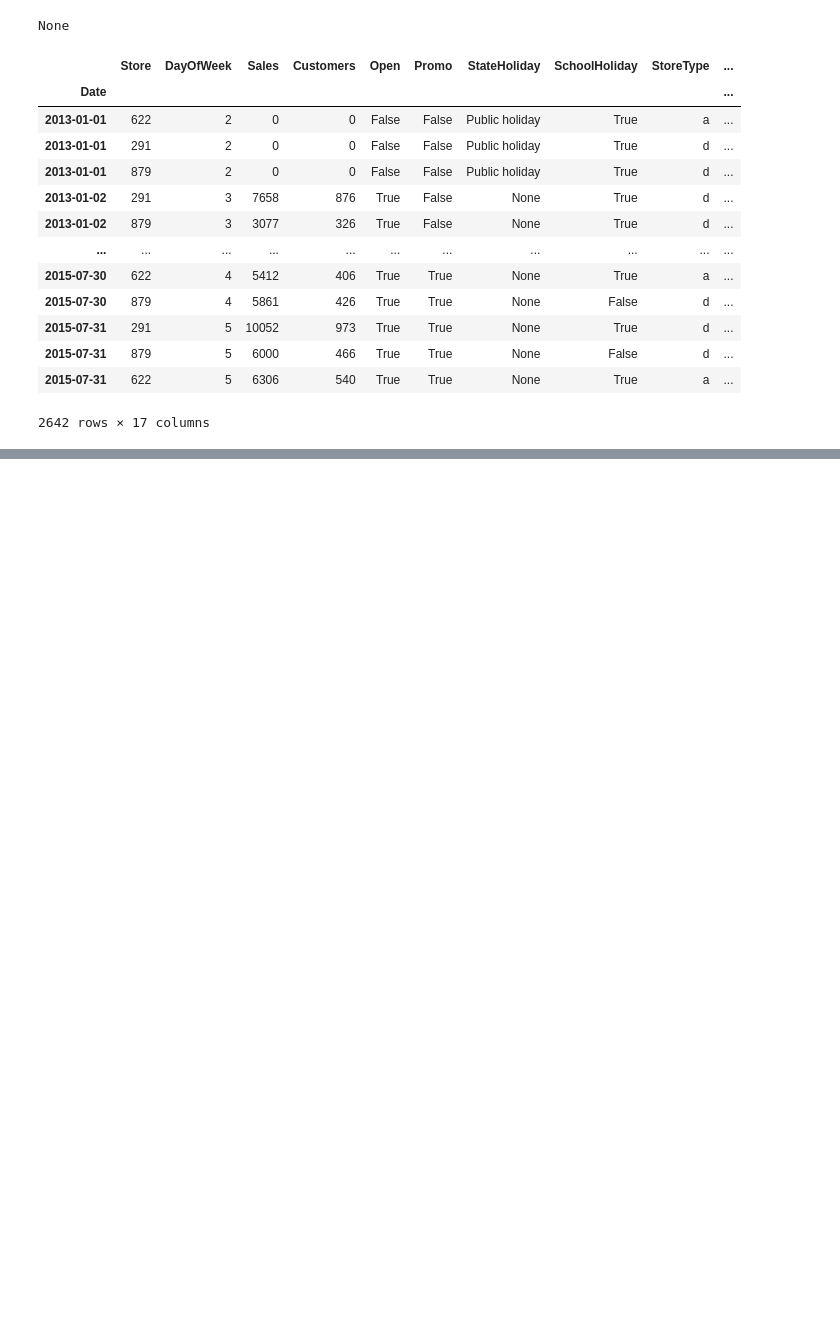
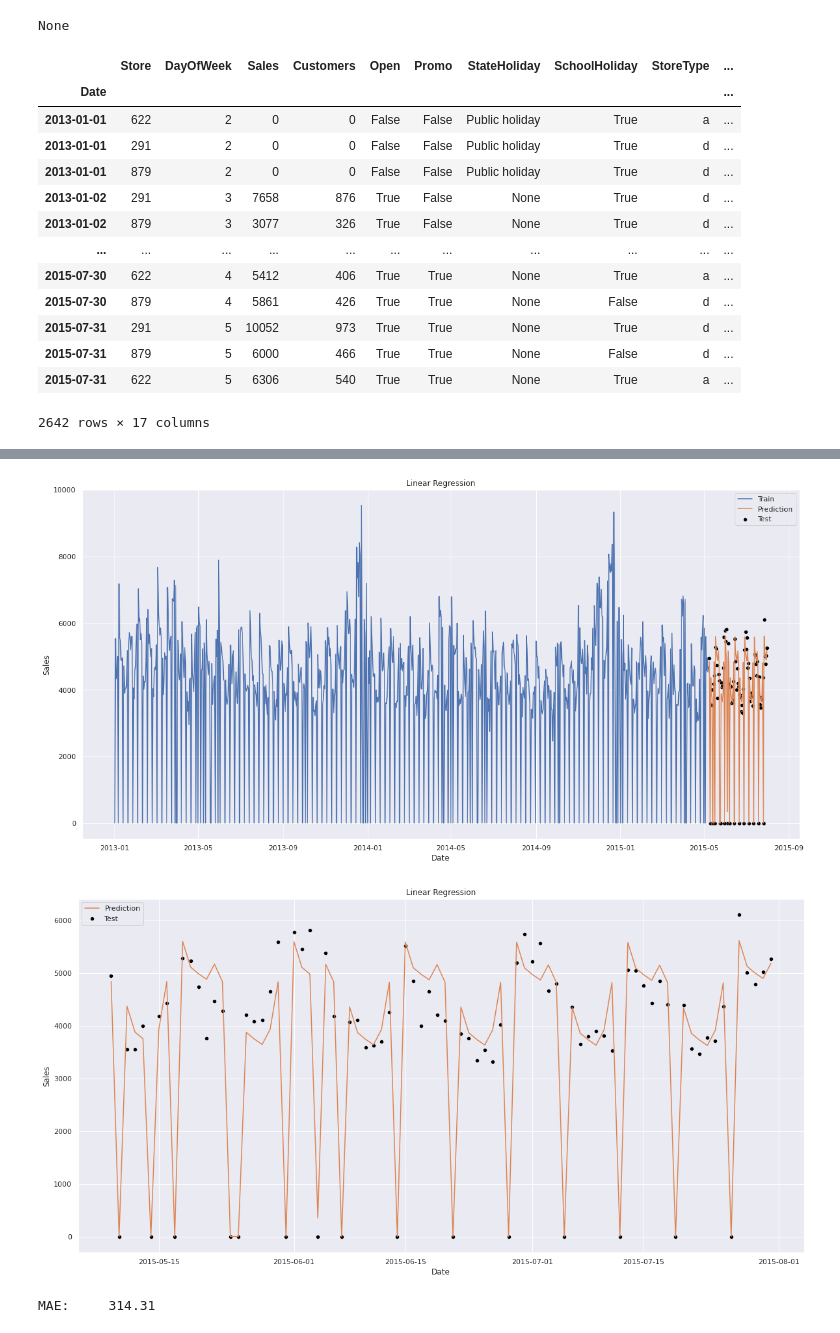
Before and after one commit to schemm/forecasting, a Jupyter notebook: RossmannStoreSales.ipynb, the cells around one changed output, grey strips where cells are left out. Saved outputs shown, nothing was run; the diff lists cells and outputs as text; code cells hidden in the pictures; blank space fills up the shorter version.

```diff
--- a/RossmannStoreSales.ipynb
+++ b/RossmannStoreSales.ipynb
@@ -145,0 +243,61 @@ _ = g.set_xticks(pd.date_range(start = data.index.min(), end = data.index.max(),
+# %%
+from sklearn.linear_model import LinearRegression
+from sklearn.model_selection import train_test_split
+# from sklearn.model_selection import TimeSeriesSplit
+from sktime.performance_metrics.forecasting import mean_absolute_error as MAE
+
+x = data.drop(columns =
+              [
+               'Sales',
+               'Store',
+               'Customers',
+               'StoreType',
+               'Assortment',
+               'CompetitionDistance',
+               'CompetitionOpenSinceMonth',
+               'CompetitionOpenSinceYear',
+               'Promo2',
+               'Promo2SinceWeek',
+               'Promo2SinceYear',
+               'PromoInterval'
+              ]
+)
+
+y = data[['Sales']]
+
+#display(x)
+#display(y)
+
+x_train, x_test, y_train, y_test = train_test_split(x, y, test_size=3*28, shuffle = False)
+
+forecast = LinearRegression().fit(x_train, y_train)
+
+prediction = pd.DataFrame(data = forecast.predict(x_test), index = pd.date_range(start = x_test.index.min(), end = x_test.index.max()))
+prediction.index.name = 'Date'
+prediction.columns = ['Sales']
+
+prediction[prediction.Sales < 0] = 0
+
+#display(prediction)
+
+sns.lineplot(data = y_train['Sales'], label = 'Train')
+sns.scatterplot(data = y_test['Sales'], color = 'black', label = 'Test')
+sns.lineplot(data = prediction['Sales'], label = 'Prediction')
+plt.title('Linear Regression')
+plt.show()
+
+sns.scatterplot(data = y_test['Sales'], color = 'black', label = 'Test')
+sns.lineplot(data = prediction['Sales'], color = sns.color_palette('deep').as_hex()[1], label = 'Prediction')
+plt.title('Linear Regression')
+plt.show()
+
+print('MAE:\t %4.2f' % (MAE(y_true = y_test['Sales'], y_pred = prediction['Sales'])))
+
+# summarize feature importance
+importance = pd.DataFrame(data = forecast.coef_.transpose(), index = x.columns)
+importance.columns = ['Importance']
+display(importance.sort_values(by='Importance', key=abs, ascending = False))
+# %% [output]
+[figure, added]
+[figure, added]
+MAE:     314.31
```
Also changed, not shown: parts of 33 cells of this notebook.
